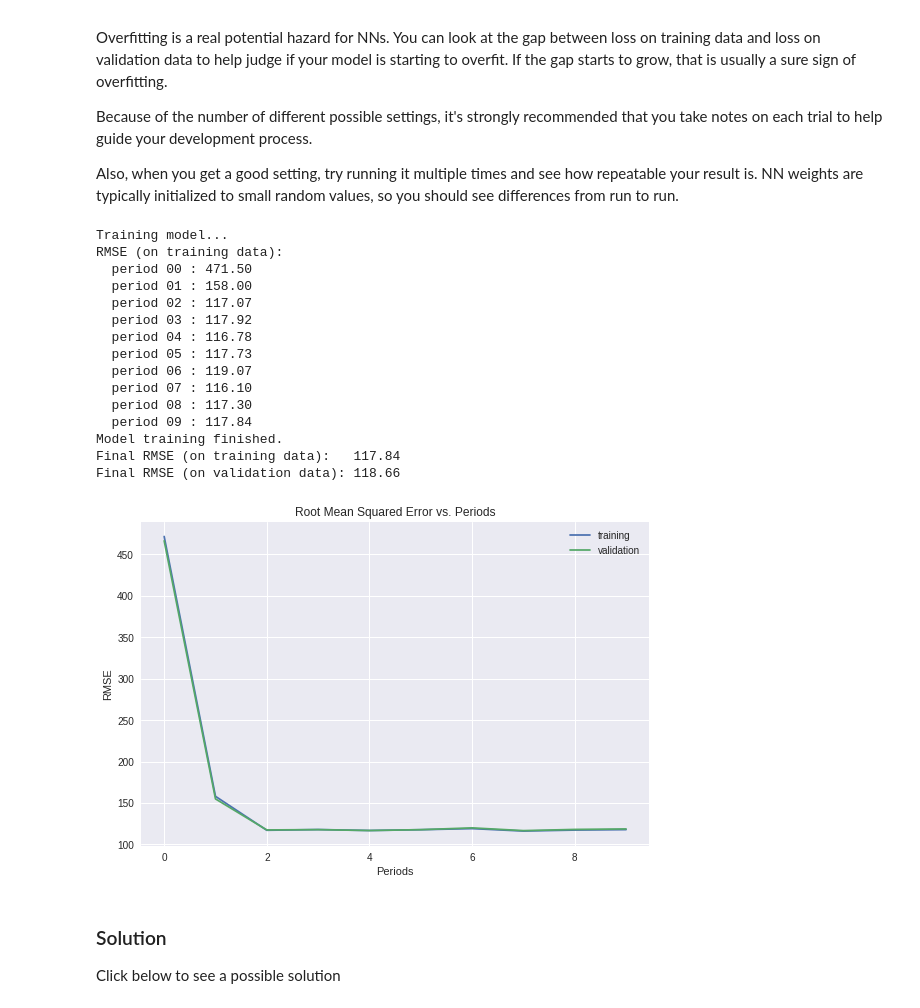
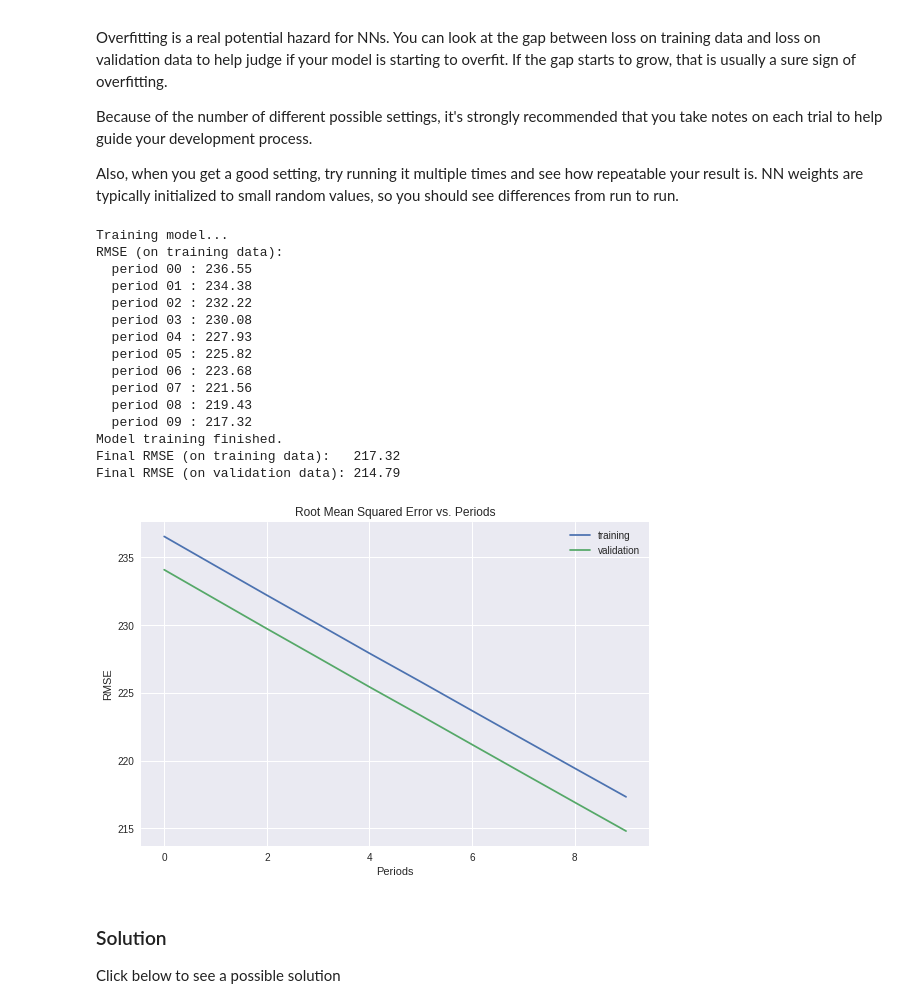
Before and after one commit to nikhilbhatewara/GoogleMachineLearningCrashCourse, a Jupyter notebook: intro_to_neural_nets.ipynb, the cells around one changed output. Cells and saved outputs as stored; diff of their text form; code cells hidden in the pictures.

```diff
--- a/intro_to_neural_nets.ipynb
+++ b/intro_to_neural_nets.ipynb
@@ -331,31 +331,31 @@ Because of the number of different possible settings, it's strongly recommended
 Also, when you get a good setting, try running it multiple times and see how repeatable your result is. NN weights are typically initialized to small random values, so you should see differences from run to run.
 # %%
 dnn_regressor = train_nn_regression_model(
-    learning_rate=0.1,
-    steps=700,
+    learning_rate=0.01,
+    steps=500,
     batch_size=10,
-    hidden_units=[10, 6],
+    hidden_units=[10, 2],
     training_examples=training_examples,
     training_targets=training_targets,
     validation_examples=validation_examples,
     validation_targets=validation_targets)
 # %% [output]
 Training model...
 RMSE (on training data):
-  period 00 : 471.50
-  period 01 : 158.00
-  period 02 : 117.07
-  period 03 : 117.92
-  period 04 : 116.78
-  period 05 : 117.73
-  period 06 : 119.07
-  period 07 : 116.10
-  period 08 : 117.30
-  period 09 : 117.84
+  period 00 : 236.55
+  period 01 : 234.38
+  period 02 : 232.22
+  period 03 : 230.08
+  period 04 : 227.93
+  period 05 : 225.82
+  period 06 : 223.68
+  period 07 : 221.56
+  period 08 : 219.43
+  period 09 : 217.32
 Model training finished.
-Final RMSE (on training data):   117.84
-Final RMSE (on validation data): 118.66
+Final RMSE (on training data):   217.32
+Final RMSE (on validation data): 214.79
-[figure, old version]
+[figure, new version]
 # %% [markdown]
 ### Solution
 
```
Also changed, not shown: parts of 4 cells of this notebook.
